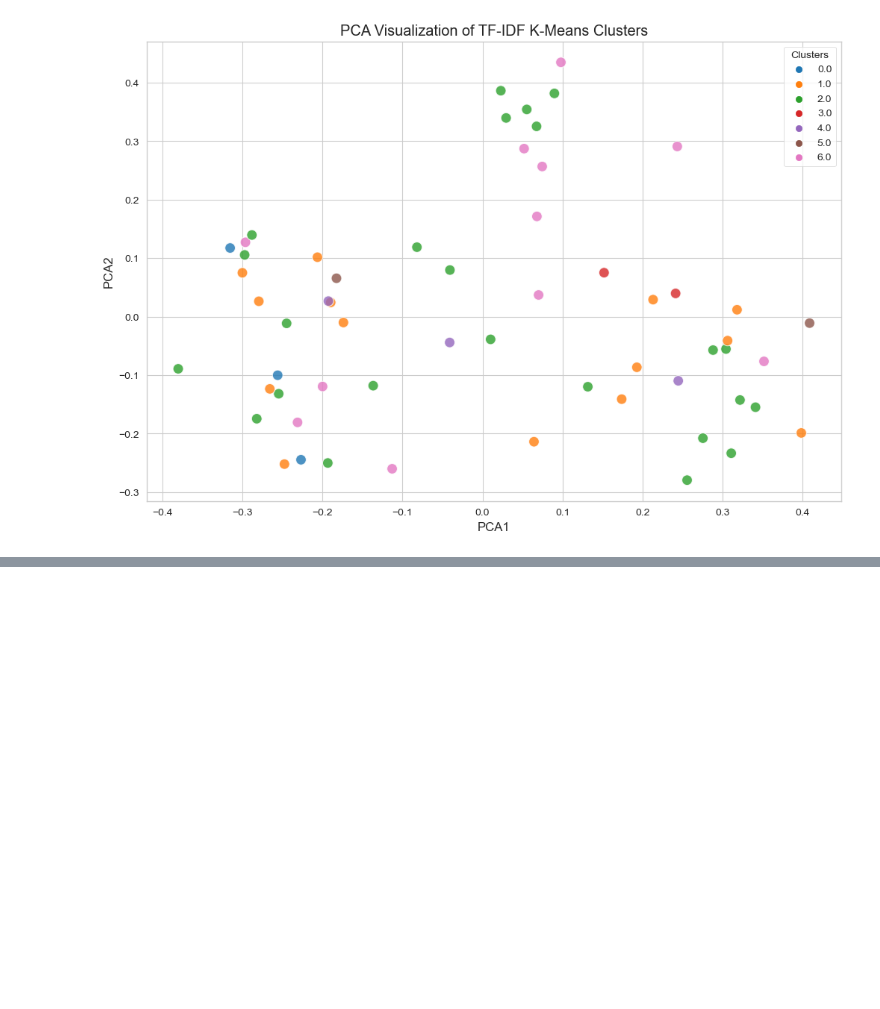
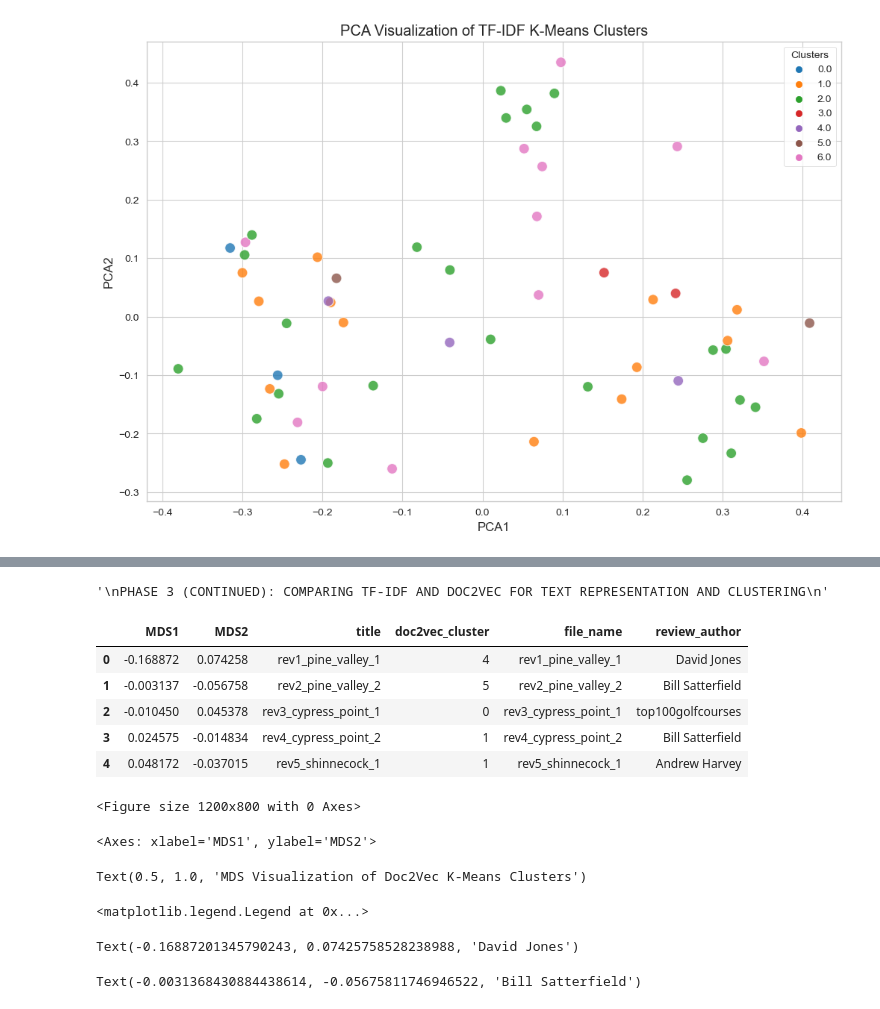
Before and after one commit to stefanjenss/Natural_Language_Processing, a Jupyter notebook: MSDS_453_Term_Project/V1_top_courses_NLP_code.ipynb, the cells around one changed output, grey strips where cells are left out. Saved outputs shown, nothing was run; the diff lists cells and outputs as text; code cells hidden in the pictures; blank space fills up the shorter version.

```diff
--- a/MSDS_453_Term_Project/V1_top_courses_NLP_code.ipynb
+++ b/MSDS_453_Term_Project/V1_top_courses_NLP_code.ipynb
@@ -497,0 +589,80 @@ PHASE 3 (CONTINUED): COMPARING TF-IDF AND DOC2VEC FOR TEXT REPRESENTATION AND CL
+# %%
+"""
+PHASE 3 (CONTINUED): COMPARING TF-IDF AND DOC2VEC FOR TEXT REPRESENTATION AND CLUSTERING
+"""
+### 6. Visualization of Doc2Vec clusters using Multidimensional Scaling (MDS) and Principal Component Analysis (PCA) ###
+# 6.a Multidimensional Sclaing (MDS) visualization
+# Create a similarity matrix using cosine similarity
+similarity_matrix_doc2vec = cosine_similarity(doc2vec_matrix)
+
+# Perform MDS to reduce the dimensionality of the similarity matrix
+mds_doc2vec = MDS(n_components=2, dissimilarity='precomputed', random_state=42)
+
+# Fit and transform the MDS coordinates
+mds_coordinates_doc2vec = mds_doc2vec.fit_transform(1 - similarity_matrix_doc2vec)
+
+# Convert the MDS coordinates to a DataFrame
+mds_df_doc2vec = pd.DataFrame(mds_coordinates_doc2vec, columns=['MDS1', 'MDS2'], index=doc2vec_df['title'])
+
+# Add the cluster labels to the MDS DataFrame
+mds_df_doc2vec = mds_df_doc2vec.merge(doc2vec_df[['title', 'doc2vec_cluster']], left_index=True, right_on='title')
+
+# Add the course review author to the MDS DataFrame (this information is in the original golf_course_review DataFrame under the 'review_author' column)
+# Merge the MDS DataFrame with the golf_course_review DataFrame to get the review author
+mds_df_doc2vec = mds_df_doc2vec.merge(golf_course_review[['file_name', 'review_author']], left_on='title', right_on='file_name')
+
+# Check the MDS DataFrame
+mds_df_doc2vec.head()
+
+# Plot the MDS visualization of the Doc2Vec clusters
+plt.figure(figsize=(12, 8))
+sns.scatterplot(data=mds_df_doc2vec, x='MDS1', y='MDS2', hue='doc2vec_cluster', palette='tab10', s=100, alpha=0.8)
+plt.title('MDS Visualization of Doc2Vec K-Means Clusters')
+plt.legend(title='Clusters', loc='upper right')
+# Add an annotation to the plot of the review author
+for i in range(len(mds_df_doc2vec)):
+    plt.text(mds_df_doc2vec['MDS1'][i], mds_df_doc2vec['MDS2'][i], mds_df_doc2vec['review_author'][i], fontsize=8, alpha=0.75)
+plt.show()
+
+# 6.b Principal Component Analysis (PCA) visualization
+# Perform PCA to reduce the dimensionality of the Doc2Vec matrix
+pca_doc2vec = PCA(n_components=2, random_state=42)
+
+# Fit and transform the PCA coordinates
+pca_coordinates_doc2vec = pca_doc2vec.fit_transform(doc2vec_matrix)
+
+# Convert the PCA coordinates to a DataFrame
+pca_df_doc2vec = pd.DataFrame(pca_coordinates_doc2vec, columns=['PCA1', 'PCA2'], index=doc2vec_df['title'])
+
+# Add the cluster labels to the PCA DataFrame
+pca_df_doc2vec = pca_df_doc2vec.merge(doc2vec_df[['title', 'doc2vec_cluster']], left_index=True, right_on='title')
+
+# Add the course review author to the PCA DataFrame
+pca_df_doc2vec = pca_df_doc2vec.merge(golf_course_review[['file_name', 'review_author']], left_on='title', right_on='file_name')
+
+# Check the PCA DataFrame
+pca_df_doc2vec.head()
+
+# Plot the PCA visualization of the Doc2Vec clusters
+plt.figure(figsize=(12, 8))
+sns.scatterplot(data=pca_df_doc2vec, x='PCA1', y='PCA2', hue='doc2vec_cluster', palette='tab10', s=100, alpha=0.8)
+plt.title('PCA Visualization of Doc2Vec K-Means Clusters')
+plt.legend(title = 'Clusters', loc='upper right')
+# Add an annotation to the plot of the review author
+for i in range(len(pca_df_doc2vec)):
+    plt.text(pca_df_doc2vec['PCA1'][i], pca_df_doc2vec['PCA2'][i], pca_df_doc2vec['review_author'][i], fontsize=8, alpha=0.75)
+plt.show()
+# %% [output]
+'\nPHASE 3 (CONTINUED): COMPARING TF-IDF AND DOC2VEC FOR TEXT REPRESENTATION AND CLUSTERING\n'
+|  | MDS1 | MDS2 | title | doc2vec_cluster | file_name | review_author |
+| 0 | -0.168872 | 0.074258 | rev1_pine_valley_1 | 4 | rev1_pine_valley_1 | David Jones |
+| 1 | -0.003137 | -0.056758 | rev2_pine_valley_2 | 5 | rev2_pine_valley_2 | Bill Satterfield |
+| 2 | -0.010450 | 0.045378 | rev3_cypress_point_1 | 0 | rev3_cypress_point_1 | top100golfcourses |
+| 3 | 0.024575 | -0.014834 | rev4_cypress_point_2 | 1 | rev4_cypress_point_2 | Bill Satterfield |
+| 4 | 0.048172 | -0.037015 | rev5_shinnecock_1 | 1 | rev5_shinnecock_1 | Andrew Harvey |
+<Figure size 1200x800 with 0 Axes>
+<Axes: xlabel='MDS1', ylabel='MDS2'>
+Text(0.5, 1.0, 'MDS Visualization of Doc2Vec K-Means Clusters')
+<matplotlib.legend.Legend at 0x...>
+Text(-0.16887201345790243, 0.07425758528238988, 'David Jones')
+Text(-0.0031368430884438614, -0.05675811746946522, 'Bill Satterfield')
```
Also changed, not shown: parts of 8 cells of this notebook, 1 other file.
